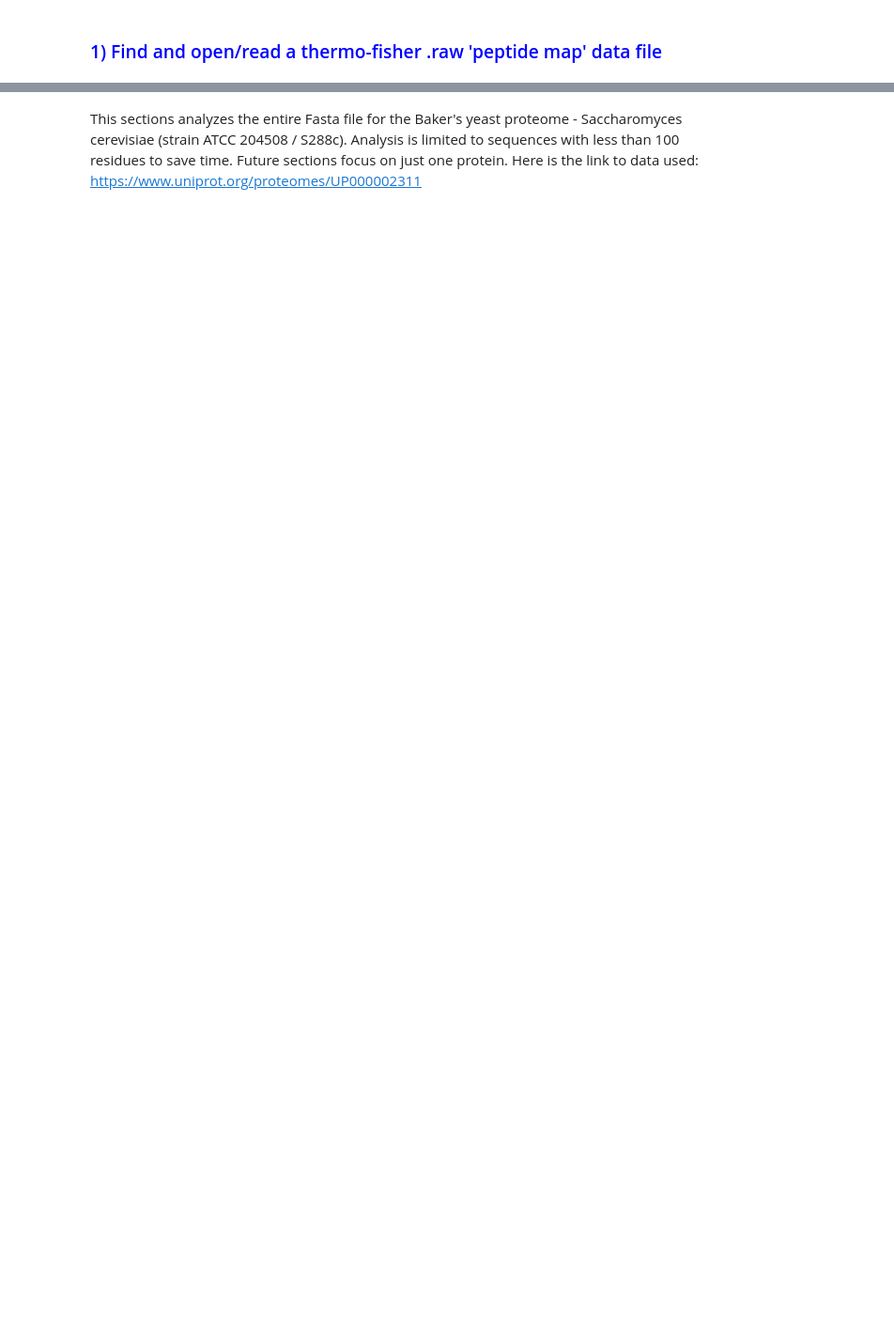
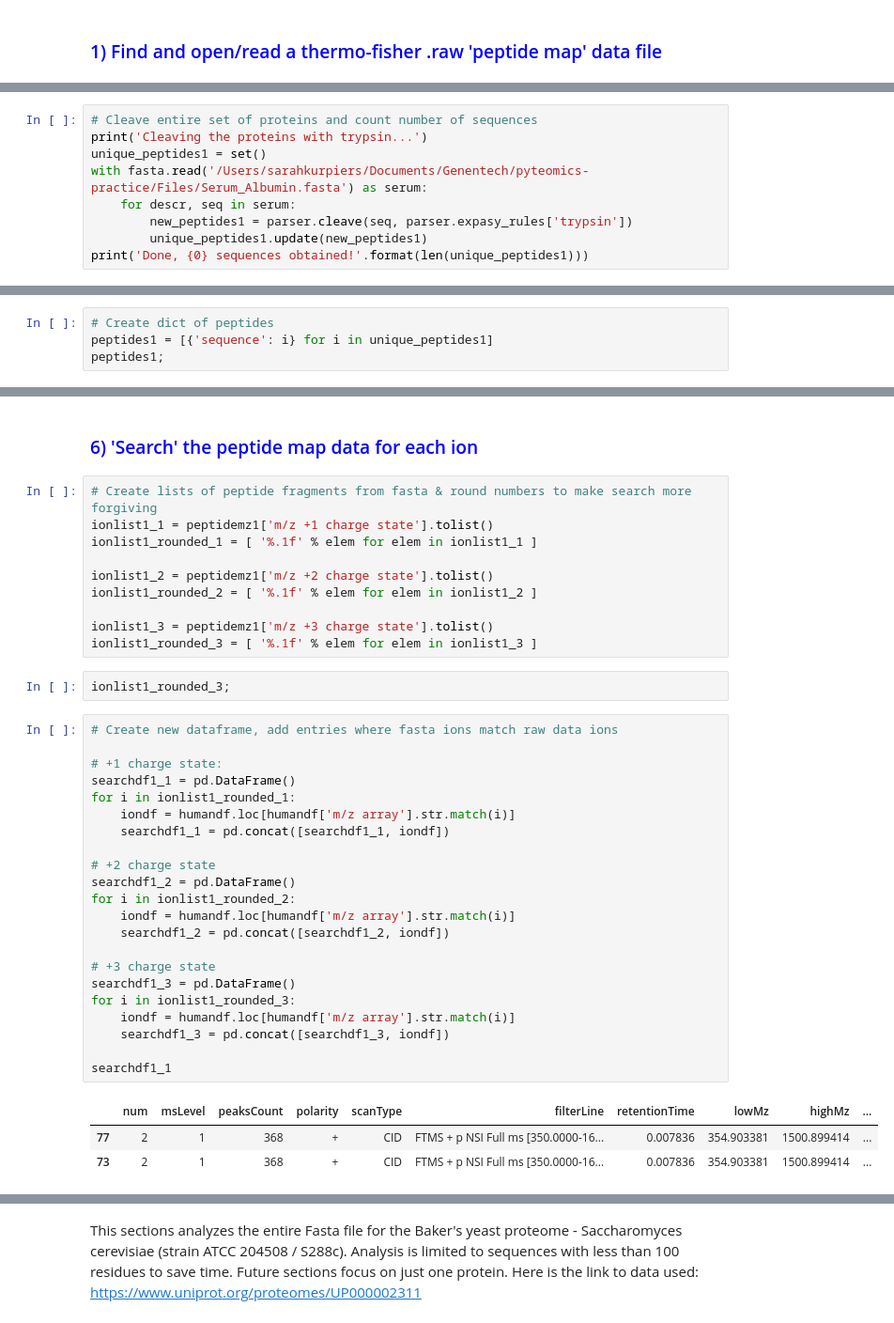
Before and after one commit to skurpiers/pyteomics-practice, a Jupyter notebook: Kurpiers Pyteomics Internship Practice.ipynb, the cells around one changed output, grey strips where cells are left out. Shown at 94% size. Drawn from its saved outputs; the diff is of its cells as text; blank space fills up the shorter version.

```diff
--- a/Kurpiers Pyteomics Internship Practice.ipynb
+++ b/Kurpiers Pyteomics Internship Practice.ipynb
@@ -49,0 +87,9 @@ sp|A0A023PYF4|YE145_YEAST Uncharacterized protein YER145C-A OS=Saccharomyces cer
+# %%
+# Cleave entire set of proteins and count number of sequences
+print('Cleaving the proteins with trypsin...')
+unique_peptides1 = set()
+with fasta.read('/Users/sarahkurpiers/Documents/Genentech/pyteomics-practice/Files/Serum_Albumin.fasta') as serum:
+    for descr, seq in serum:
+        new_peptides1 = parser.cleave(seq, parser.expasy_rules['trypsin'])
+        unique_peptides1.update(new_peptides1)
+print('Done, {0} sequences obtained!'.format(len(unique_peptides1)))
@@ -49,0 +99,4 @@ sp|A0A023PYF4|YE145_YEAST Uncharacterized protein YER145C-A OS=Saccharomyces cer
+# %%
+# Create dict of peptides
+peptides1 = [{'sequence': i} for i in unique_peptides1]
+peptides1;
@@ -49,0 +146,40 @@ sp|A0A023PYF4|YE145_YEAST Uncharacterized protein YER145C-A OS=Saccharomyces cer
+# %% [markdown]
+### <font color='blue'> 6) 'Search' the peptide map data for each ion </font>
+# %%
+# Create lists of peptide fragments from fasta & round numbers to make search more forgiving
+ionlist1_1 = peptidemz1['m/z +1 charge state'].tolist()
+ionlist1_rounded_1 = [ '%.1f' % elem for elem in ionlist1_1 ]
+
+ionlist1_2 = peptidemz1['m/z +2 charge state'].tolist()
+ionlist1_rounded_2 = [ '%.1f' % elem for elem in ionlist1_2 ]
+
+ionlist1_3 = peptidemz1['m/z +3 charge state'].tolist()
+ionlist1_rounded_3 = [ '%.1f' % elem for elem in ionlist1_3 ]
+# %%
+ionlist1_rounded_3;
+# %%
+# Create new dataframe, add entries where fasta ions match raw data ions
+
+# +1 charge state:
+searchdf1_1 = pd.DataFrame()
+for i in ionlist1_rounded_1:
+    iondf = humandf.loc[humandf['m/z array'].str.match(i)]
+    searchdf1_1 = pd.concat([searchdf1_1, iondf])
+
+# +2 charge state
+searchdf1_2 = pd.DataFrame()
+for i in ionlist1_rounded_2:
+    iondf = humandf.loc[humandf['m/z array'].str.match(i)]
+    searchdf1_2 = pd.concat([searchdf1_2, iondf])
+
+# +3 charge state
+searchdf1_3 = pd.DataFrame()
+for i in ionlist1_rounded_3:
+    iondf = humandf.loc[humandf['m/z array'].str.match(i)]
+    searchdf1_3 = pd.concat([searchdf1_3, iondf])
+
+searchdf1_1
+# %% [output]
+|  | num | msLevel | peaksCount | polarity | scanType | filterLine | retentionTime | lowMz | highMz | ... |
+| 77 | 2 | 1 | 368 | + | CID | FTMS + p NSI Full ms [350.0000-16... | 0.007836 | 354.903381 | 1500.899414 | ... |
+| 73 | 2 | 1 | 368 | + | CID | FTMS + p NSI Full ms [350.0000-16... | 0.007836 | 354.903381 | 1500.899414 | ... |
```
Also changed, not shown: parts of 161 cells of this notebook, 7 other files.
